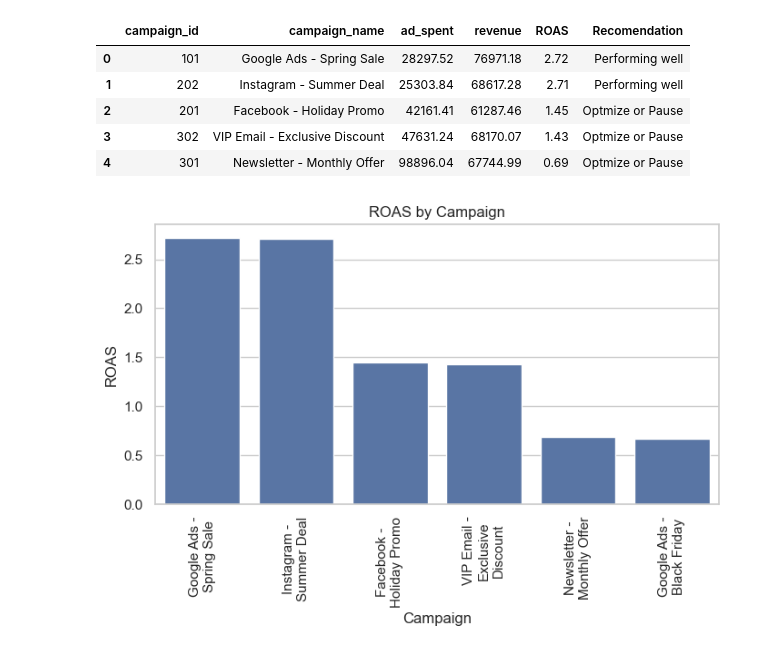
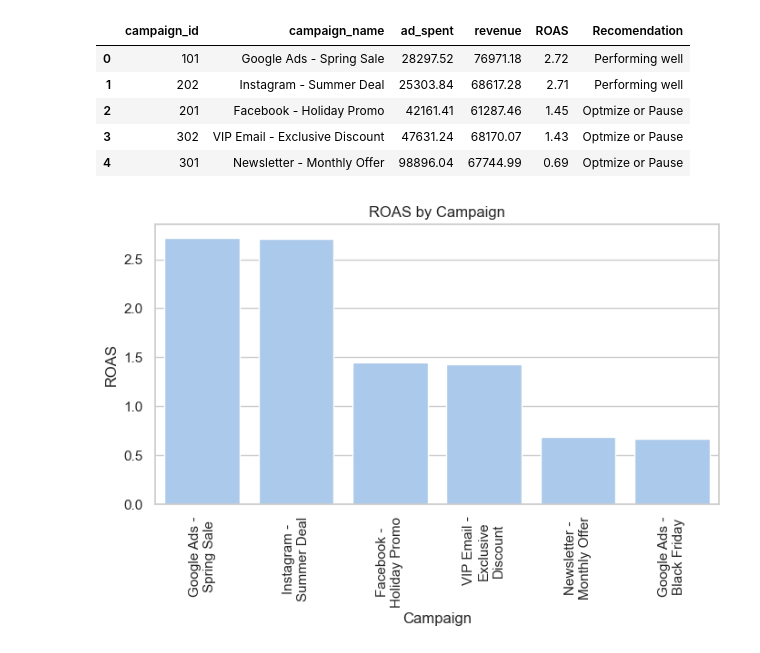
Before and after one commit to rs-fagundes/take-home-assessments, a Jupyter notebook: eduki/home-task.ipynb, the cells around one changed output. Cells and saved outputs as stored; diff of their text form; code cells hidden in the pictures.

```diff
--- a/eduki/home-task.ipynb
+++ b/eduki/home-task.ipynb
@@ -56,7 +56,7 @@ df1.head()
 | 4 | Social Media | 134015.42 | 16.13 |
 # %%
 fig, ax = plt.subplots(figsize=(8,4))
-sns.set_theme(style="whitegrid")
+sns.set_theme(style="whitegrid", palette="pastel")
 sns.barplot(data=df1, x="first_touch_source", y="total_revenue", ax=ax)
 
 ax.set_title("Revenue by Touch Source")
@@ -98,7 +98,7 @@ df2.head()
 | 0 | 18.51 |
 # %%
 x = df2.iloc[0][0]
-
+plt.style.use("ggplot")
 labels = ["Second Purchase", "No Second Purchase"]
 values = [x, 100-x]
 
@@ -149,16 +149,16 @@ df3.head()
 | 4 | 301 | Newsletter - Monthly Offer | 98896.04 | 67744.99 | 0.69 | Optmize or Pause |
 # %%
 fig, ax = plt.subplots(figsize=(8,4))
-sns.set_theme(style="whitegrid")
+sns.set_theme(style="whitegrid", palette="pastel")
 sns.barplot(data=df3, x="campaign_name", y="ROAS", ax=ax)
 
 ax.set_title("ROAS by Campaign")
 ax.set_xlabel("Campaign")
 ax.set_ylabel("ROAS")
 
 labels = [textwrap.fill(l, 15) for l in df3["campaign_name"].unique()]
 ax.set_xticklabels(labels, rotation=90, ha="center")
 
 plt.show()
 # %% [output]
-[figure, old version]
+[figure, new version]
```
Also changed, not shown: parts of 2 cells of this notebook.
